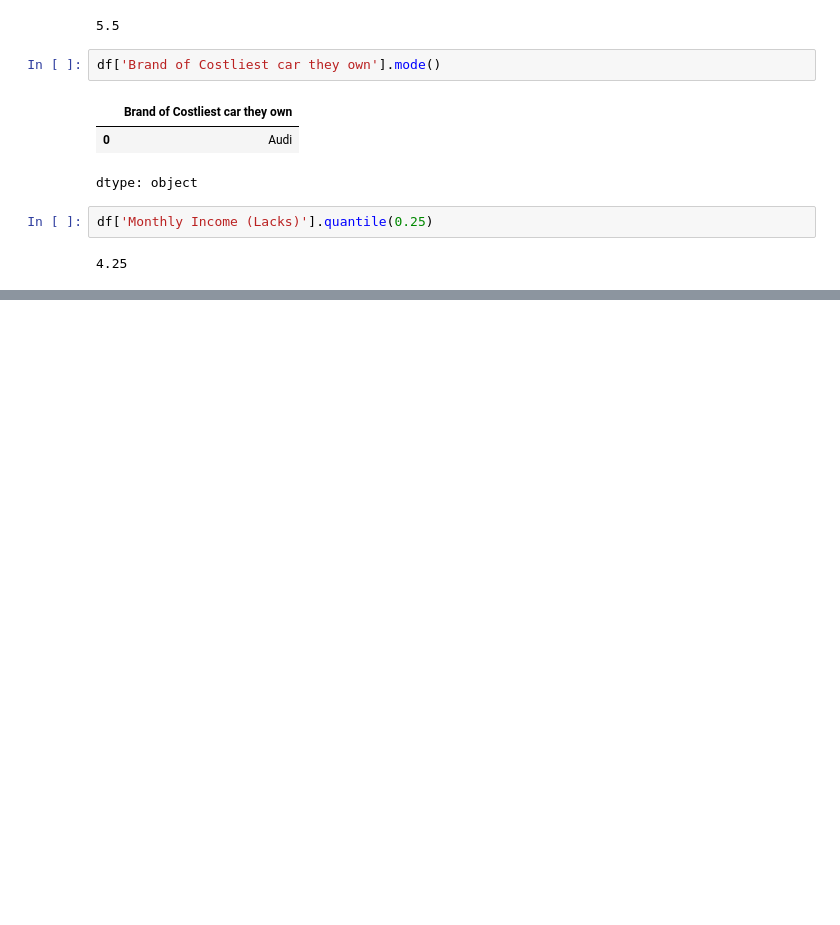
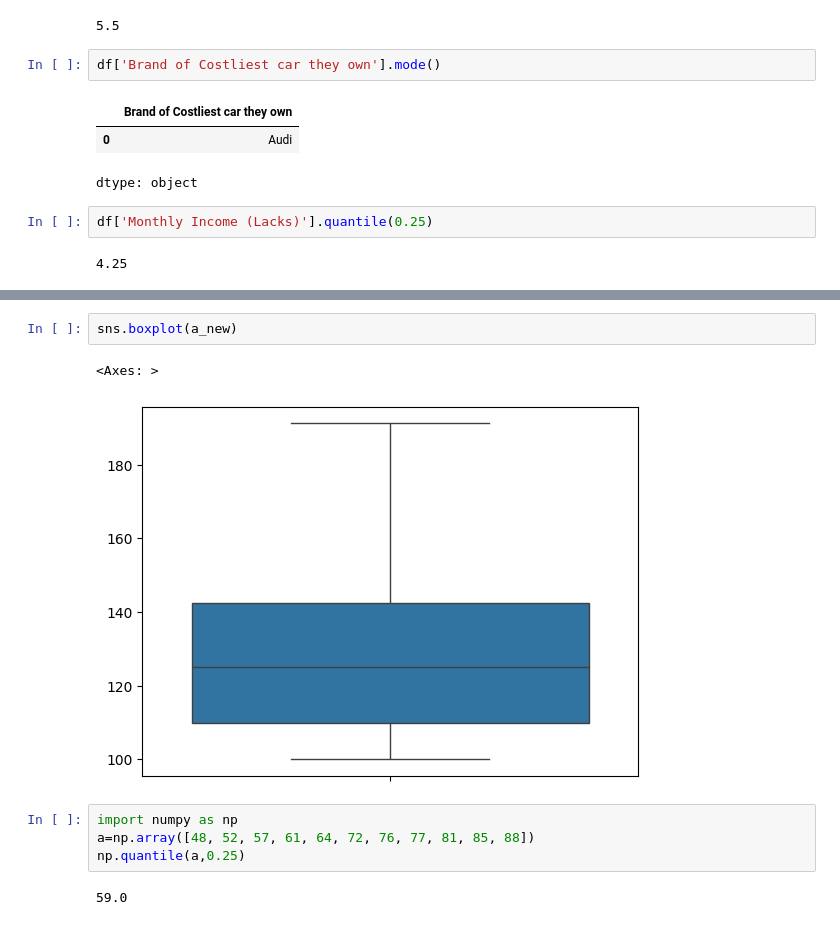
Before and after one commit to pritkudale/ML-for-Teachers, a Jupyter notebook: Statistics/Statistics.ipynb, the cells around one changed output, grey strips where cells are left out. Cells and saved outputs as stored; diff of their text form; blank space fills up the shorter version.

```diff
--- a/Statistics/Statistics.ipynb
+++ b/Statistics/Statistics.ipynb
@@ -31,0 +79,11 @@ df['Monthly Income (Lacks)'].quantile(0.25)
+# %%
+sns.boxplot(a_new)
+# %% [output]
+<Axes: >
+[figure, added]
+# %%
+import numpy as np
+a=np.array([48, 52, 57, 61, 64, 72, 76, 77, 81, 85, 88])
+np.quantile(a,0.25)
+# %% [output]
+59.0
```
Also changed, not shown: parts of 11 cells of this notebook.
